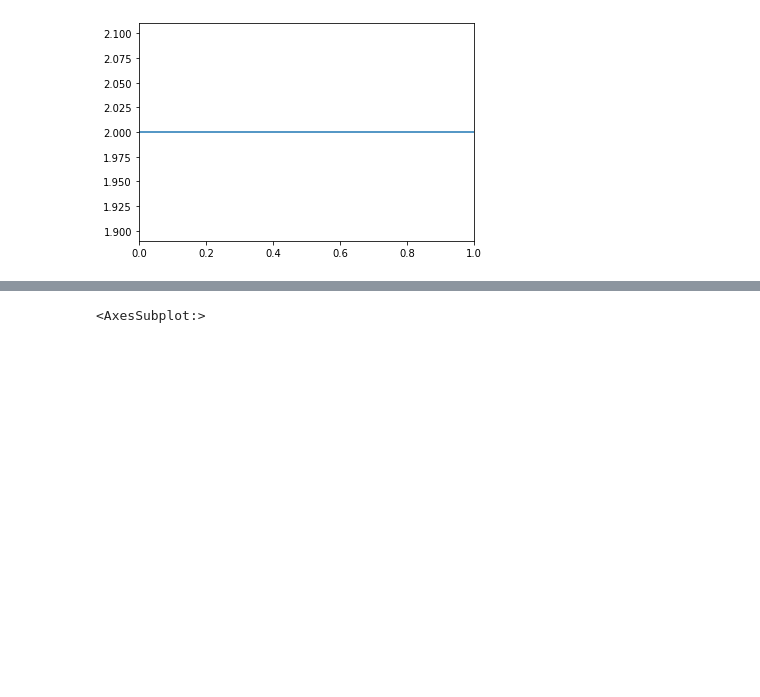
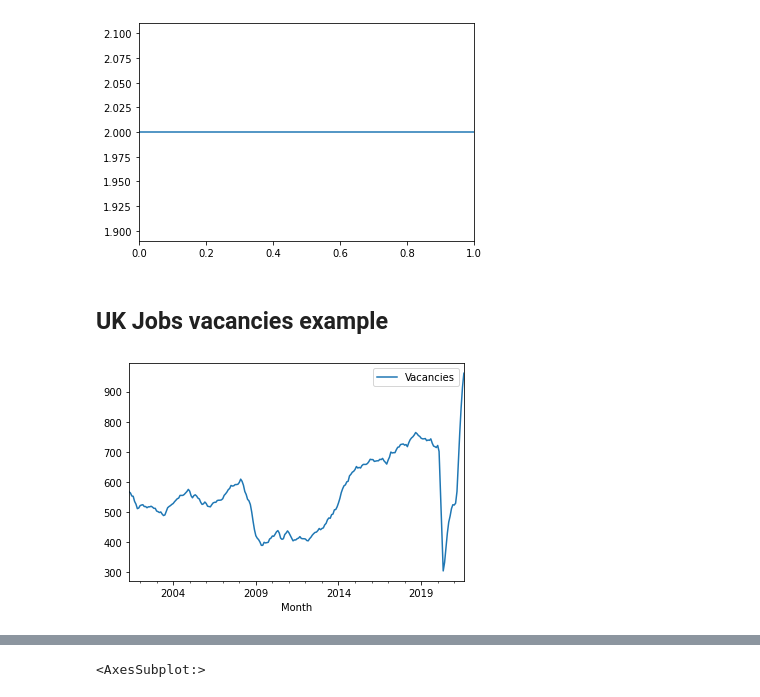
Before and after one commit to huuugh18/finmodel, a Jupyter notebook: 2-8 additive and multiplicative.ipynb, the cells around one changed output, grey strips where cells are left out. Cells and saved outputs as stored; diff of their text form; code cells hidden in the pictures; blank space fills up the shorter version.

```diff
--- a/2-8 additive and multiplicative.ipynb
+++ b/2-8 additive and multiplicative.ipynb
@@ -31,0 +31,10 @@ import pandas as pd
+# %% [markdown]
+## UK Jobs vacancies example
+# %%
+jobs_frame = pd.read_csv('./data/UK_job_vacancies.csv')
+jobs_frame.index = pd.to_datetime(jobs_frame['Month'])
+del jobs_frame['Month']
+jobs_frame.plot()
+plt.show()
+# %% [output]
+[figure, added]
```
Also changed, not shown: parts of 9 cells of this notebook, 14 other files.
